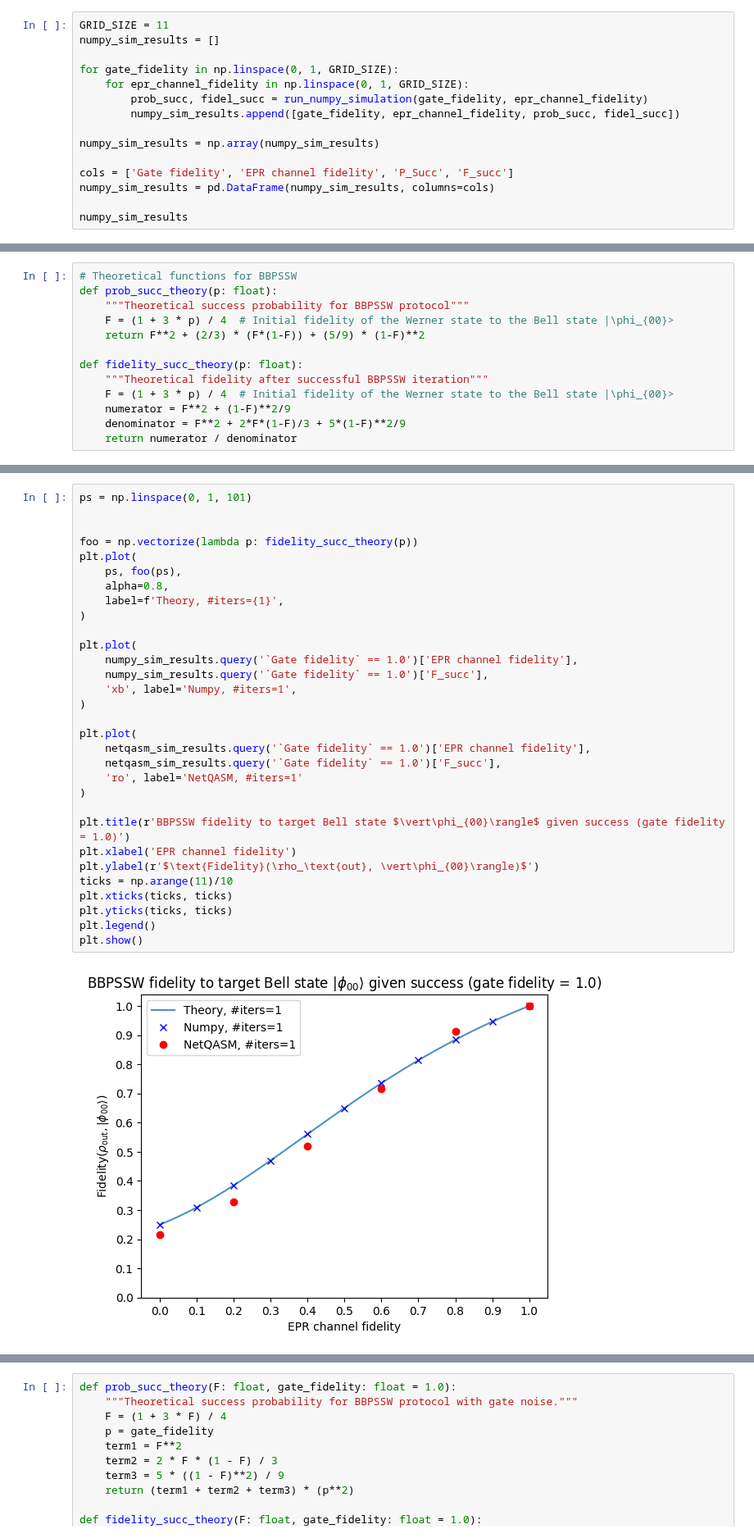
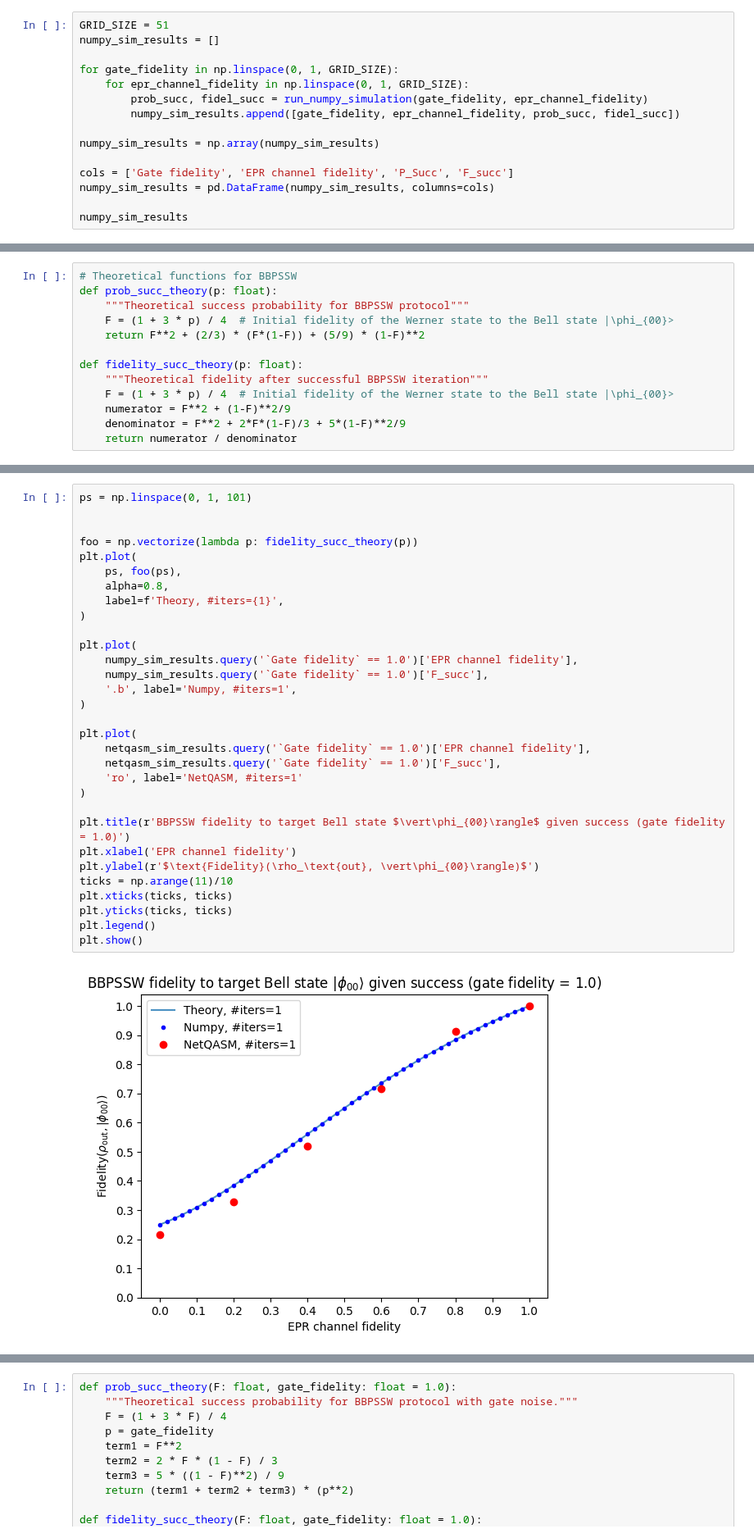
Before and after one commit to iDragos1234/CS4090, a Jupyter notebook: project/bbpssw/bbpssw_simulation.ipynb, the cells around one changed output, grey strips where cells are left out. Shown at 82% size. Saved outputs shown, nothing was run; the diff lists cells and outputs as text.

```diff
--- a/project/bbpssw/bbpssw_simulation.ipynb
+++ b/project/bbpssw/bbpssw_simulation.ipynb
@@ -50,7 +50,7 @@ def run_numpy_simulation(gate_fidelity, epr_channel_fidelity):
 
     return prob_succ, fidel_succ
 # %%
-GRID_SIZE = 11
+GRID_SIZE = 51
 numpy_sim_results = []
 
 for gate_fidelity in np.linspace(0, 1, GRID_SIZE):
@@ -201,35 +201,35 @@ plt.show()
 ps = np.linspace(0, 1, 101)
 
 
 foo = np.vectorize(lambda p: fidelity_succ_theory(p))
 plt.plot(
     ps, foo(ps),
     alpha=0.8,
     label=f'Theory, #iters={1}',
 )
 
 plt.plot(
     numpy_sim_results.query('`Gate fidelity` == 1.0')['EPR channel fidelity'],
     numpy_sim_results.query('`Gate fidelity` == 1.0')['F_succ'],
-    'xb', label='Numpy, #iters=1',
+    '.b', label='Numpy, #iters=1',
 )
 
 plt.plot(
     netqasm_sim_results.query('`Gate fidelity` == 1.0')['EPR channel fidelity'],
     netqasm_sim_results.query('`Gate fidelity` == 1.0')['F_succ'],
     'ro', label='NetQASM, #iters=1'
 )
 
 plt.title(r'BBPSSW fidelity to target Bell state $\vert\phi_{00}\rangle$ given success (gate fidelity = 1.0)')
 plt.xlabel('EPR channel fidelity')
 plt.ylabel(r'$\text{Fidelity}(\rho_\text{out}, \vert\phi_{00}\rangle)$')
 ticks = np.arange(11)/10
 plt.xticks(ticks, ticks)
 plt.yticks(ticks, ticks)
 plt.legend()
 plt.show()
 # %% [output]
-[figure, old version]
+[figure, new version]
 # %%
 ps = np.linspace(0, 1, 101)
 
```
Also changed, not shown: parts of 8 cells of this notebook.
